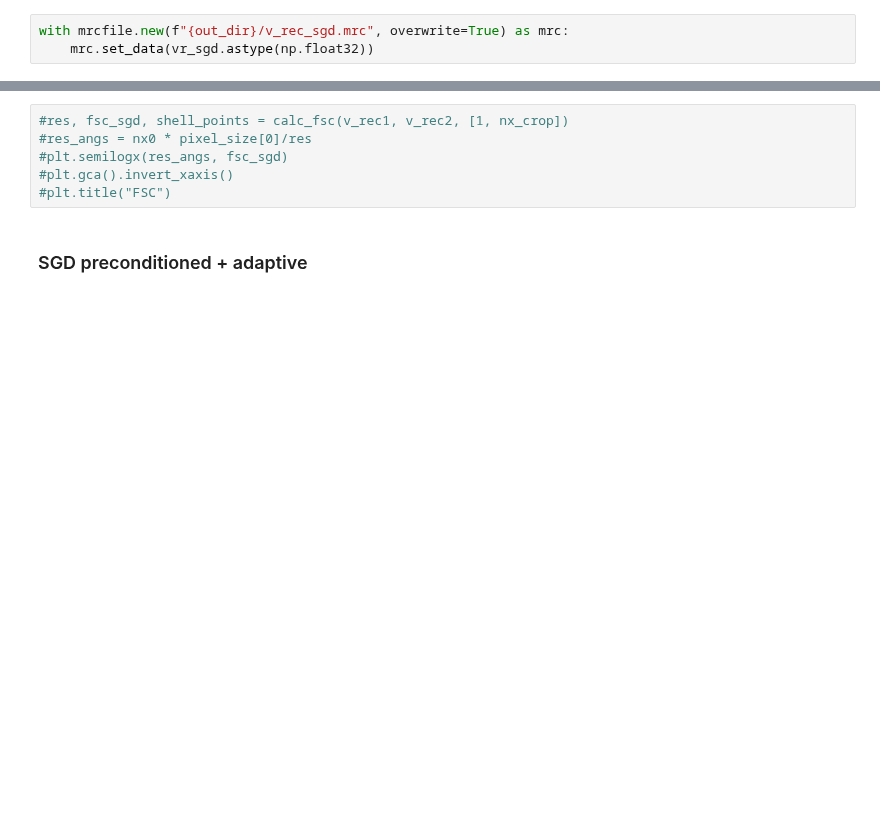
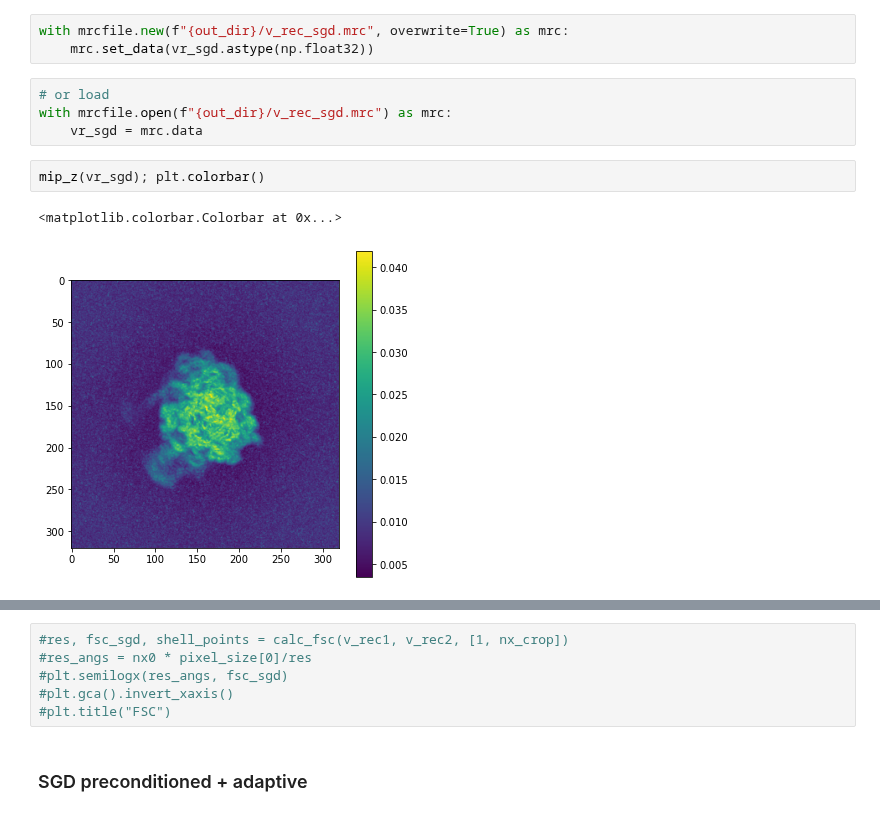
Before and after one commit to bogdantoader/simplecryoem, a Jupyter notebook: nb/Higher_stochastic.ipynb, the cells around one changed output, grey strips where cells are left out. Saved outputs shown, nothing was run; the diff lists cells and outputs as text; blank space fills up the shorter version.

```diff
--- a/nb/Higher_stochastic.ipynb
+++ b/nb/Higher_stochastic.ipynb
@@ -468,3 +461,12 @@ plt.colorbar()
 # %%
 with mrcfile.new(f"{out_dir}/v_rec_sgd.mrc", overwrite=True) as mrc:
     mrc.set_data(vr_sgd.astype(np.float32))
+# %%
+# or load
+with mrcfile.open(f"{out_dir}/v_rec_sgd.mrc") as mrc:
+    vr_sgd = mrc.data
+# %%
+mip_z(vr_sgd); plt.colorbar()
+# %% [output]
+<matplotlib.colorbar.Colorbar at 0x...>
+[figure, added]
```
Also changed, not shown: parts of 47 cells of this notebook, 1 other file.
